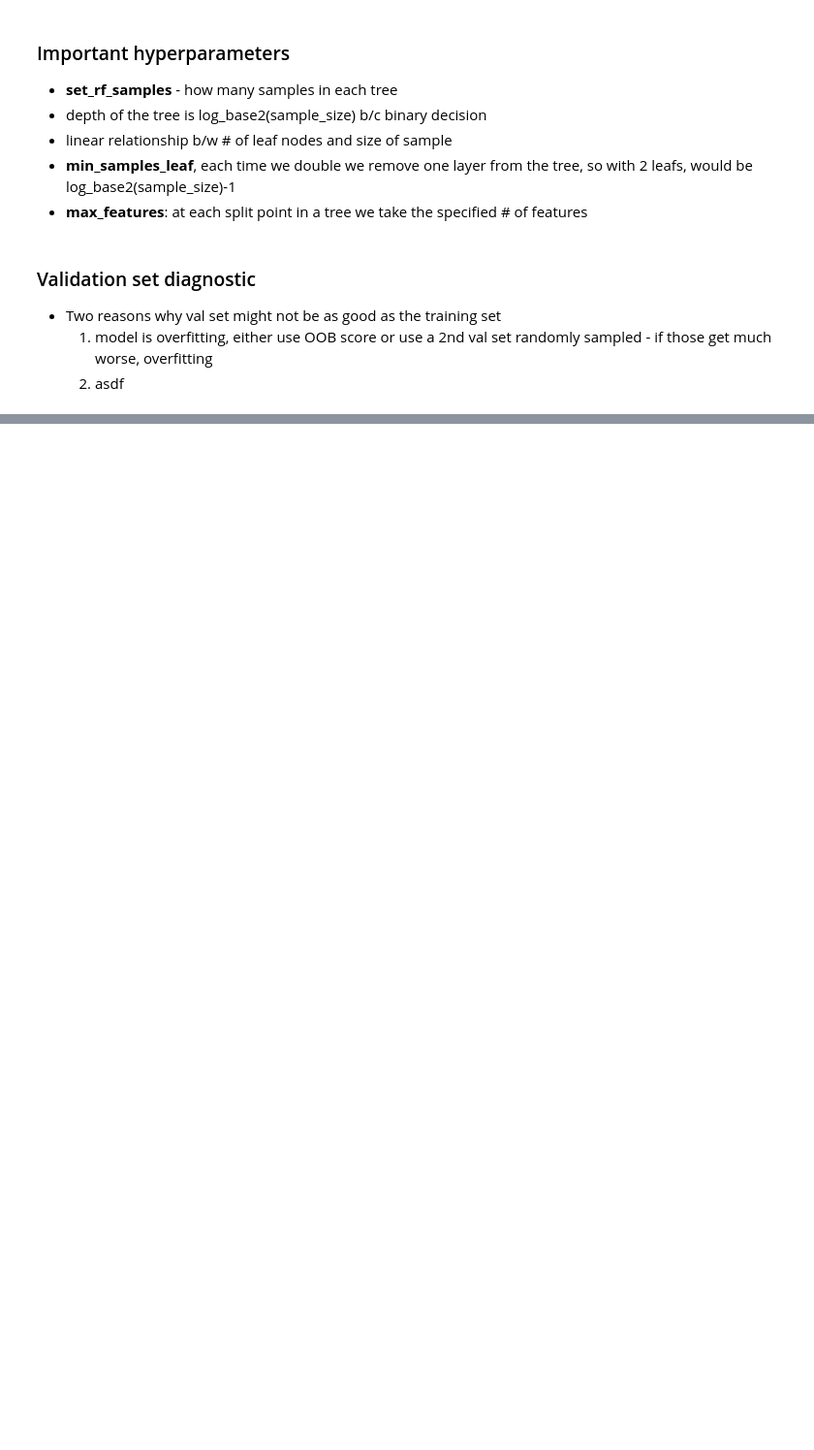
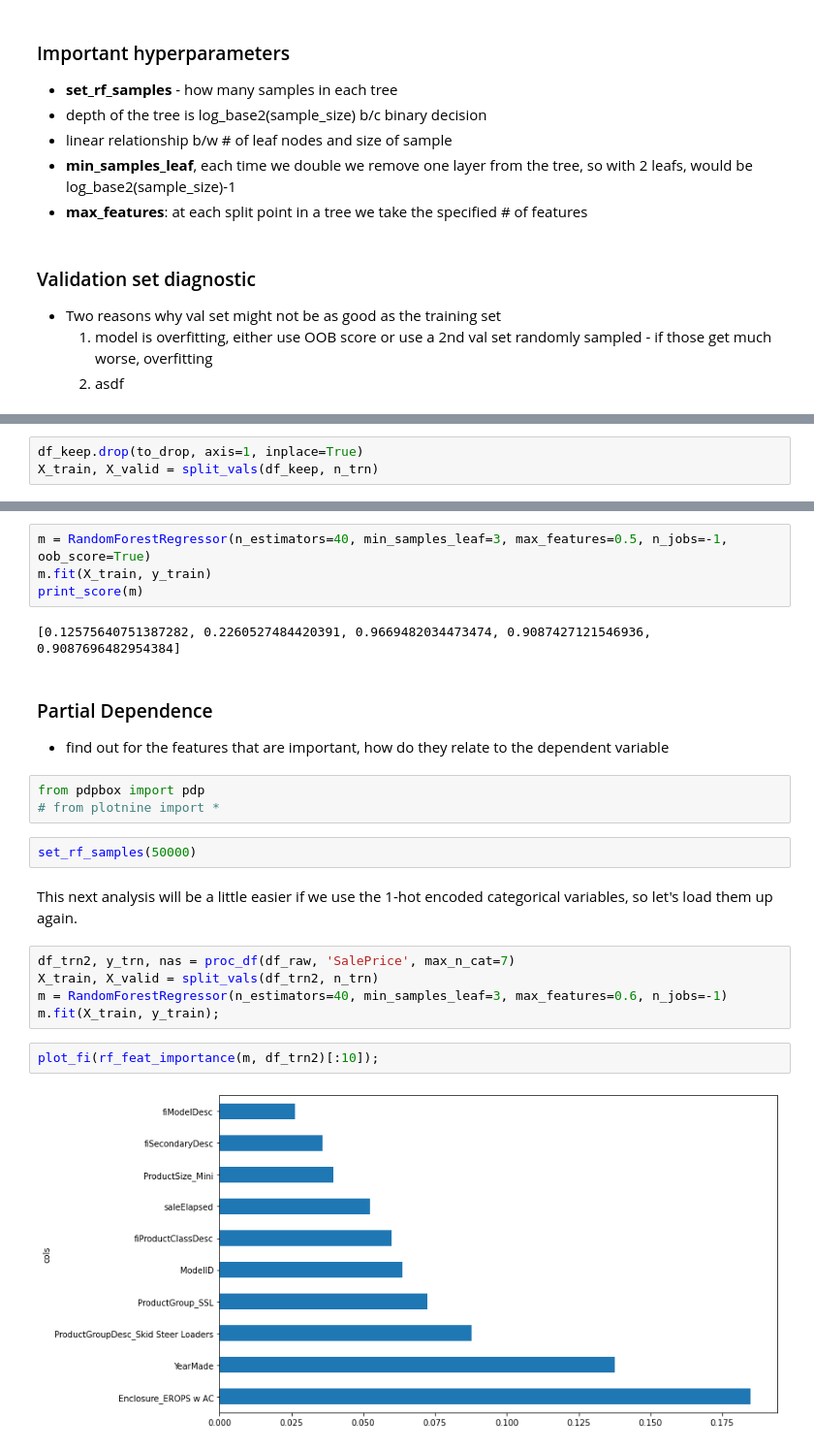
Before and after one commit to jissac/fastai, a Jupyter notebook: courses/ml1/L_3_and4_NOTES-INTERPRET.ipynb, the cells around one changed output, grey strips where cells are left out. Shown at 97% size. Saved outputs shown, nothing was run; the diff lists cells and outputs as text; blank space fills up the shorter version.

```diff
--- a/courses/ml1/L_3_and4_NOTES-INTERPRET.ipynb
+++ b/courses/ml1/L_3_and4_NOTES-INTERPRET.ipynb
@@ -284,0 +362,3 @@ plot_fi(fi);
+# %%
+df_keep.drop(to_drop, axis=1, inplace=True)
+X_train, X_valid = split_vals(df_keep, n_trn)
@@ -284,0 +374,25 @@ plot_fi(fi);
+# %%
+m = RandomForestRegressor(n_estimators=40, min_samples_leaf=3, max_features=0.5, n_jobs=-1, oob_score=True)
+m.fit(X_train, y_train)
+print_score(m)
+# %% [output]
+[0.12575640751387282, 0.2260527484420391, 0.9669482034473474, 0.9087427121546936, 0.9087696482954384]
+# %% [markdown]
+### Partial Dependence
+- find out for the features that are important, how do they relate to the dependent variable
+# %%
+from pdpbox import pdp
+# from plotnine import *
+# %%
+set_rf_samples(50000)
+# %% [markdown]
+This next analysis will be a little easier if we use the 1-hot encoded categorical variables, so let's load them up again.
+# %%
+df_trn2, y_trn, nas = proc_df(df_raw, 'SalePrice', max_n_cat=7)
+X_train, X_valid = split_vals(df_trn2, n_trn)
+m = RandomForestRegressor(n_estimators=40, min_samples_leaf=3, max_features=0.6, n_jobs=-1)
+m.fit(X_train, y_train);
+# %%
+plot_fi(rf_feat_importance(m, df_trn2)[:10]);
+# %% [output]
+[figure, added]
```
Also changed, not shown: parts of 43 cells of this notebook.
